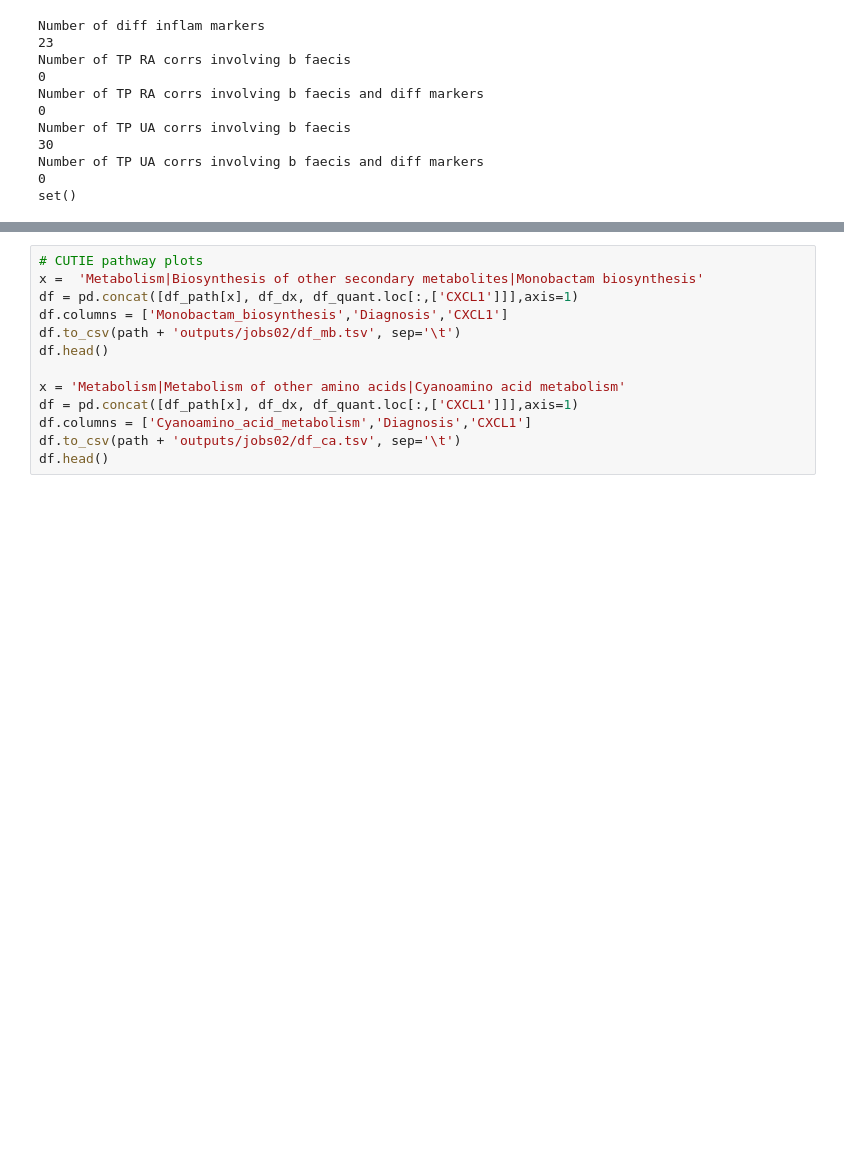
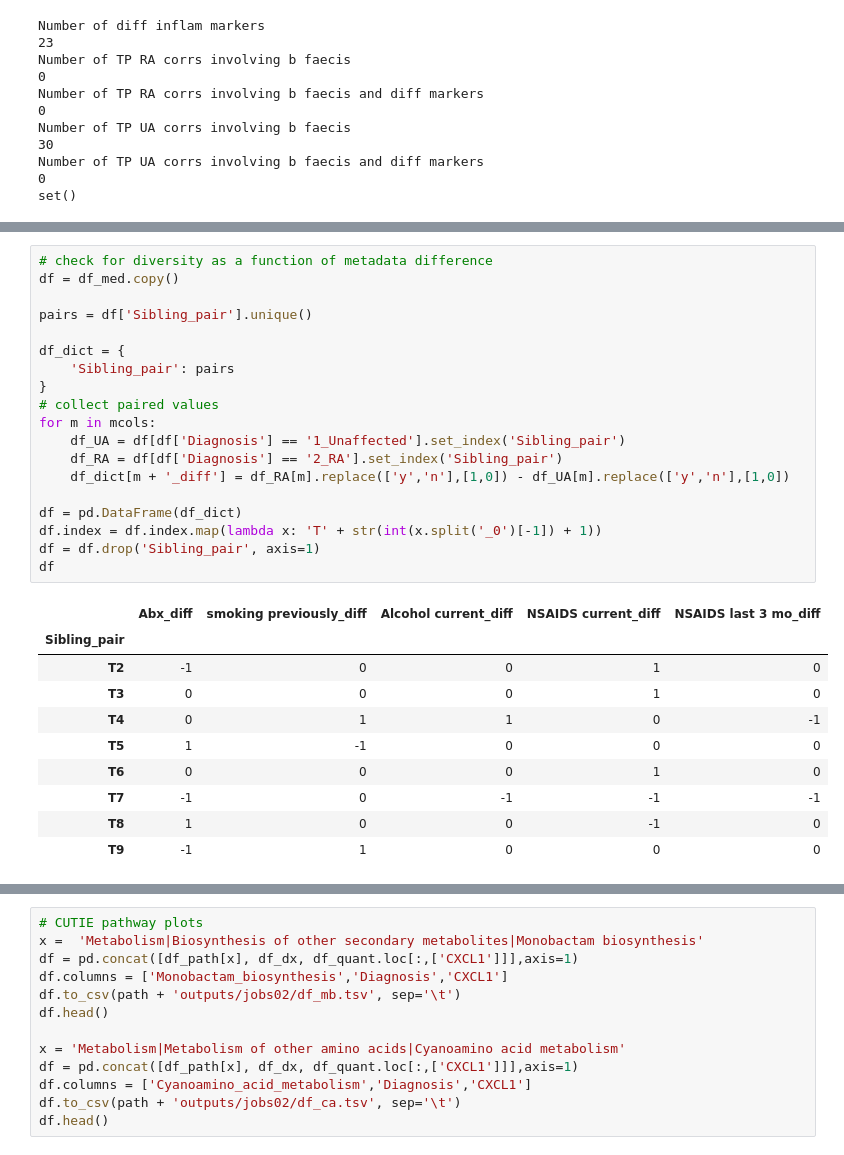
Before and after one commit to kbpi314/twinsra, a Jupyter notebook: code/twinsra_v5.ipynb, the cells around one changed output, grey strips where cells are left out. Saved outputs shown, nothing was run; the diff lists cells and outputs as text; blank space fills up the shorter version.

```diff
--- a/code/twinsra_v5.ipynb
+++ b/code/twinsra_v5.ipynb
@@ -1269,0 +1331,30 @@ print(len(
+# %%
+# check for diversity as a function of metadata difference
+df = df_med.copy()
+
+pairs = df['Sibling_pair'].unique()
+
+df_dict = {
+    'Sibling_pair': pairs
+}
+# collect paired values
+for m in mcols:
+    df_UA = df[df['Diagnosis'] == '1_Unaffected'].set_index('Sibling_pair')
+    df_RA = df[df['Diagnosis'] == '2_RA'].set_index('Sibling_pair')
+    df_dict[m + '_diff'] = df_RA[m].replace(['y','n'],[1,0]) - df_UA[m].replace(['y','n'],[1,0])
+
+df = pd.DataFrame(df_dict)
+df.index = df.index.map(lambda x: 'T' + str(int(x.split('_0')[-1]) + 1))
+df = df.drop('Sibling_pair', axis=1)
+df
+# %% [output]
+|  | Abx_diff | smoking previously_diff | Alcohol current_diff | NSAIDS current_diff | NSAIDS last 3 mo_diff |
+| Sibling_pair |  |  |  |  |  |
+| T2 | -1 | 0 | 0 | 1 | 0 |
+| T3 | 0 | 0 | 0 | 1 | 0 |
+| T4 | 0 | 1 | 1 | 0 | -1 |
+| T5 | 1 | -1 | 0 | 0 | 0 |
+| T6 | 0 | 0 | 0 | 1 | 0 |
+| T7 | -1 | 0 | -1 | -1 | -1 |
+| T8 | 1 | 0 | 0 | -1 | 0 |
+| T9 | -1 | 1 | 0 | 0 | 0 |
```
Also changed, not shown: parts of 16 cells of this notebook.
